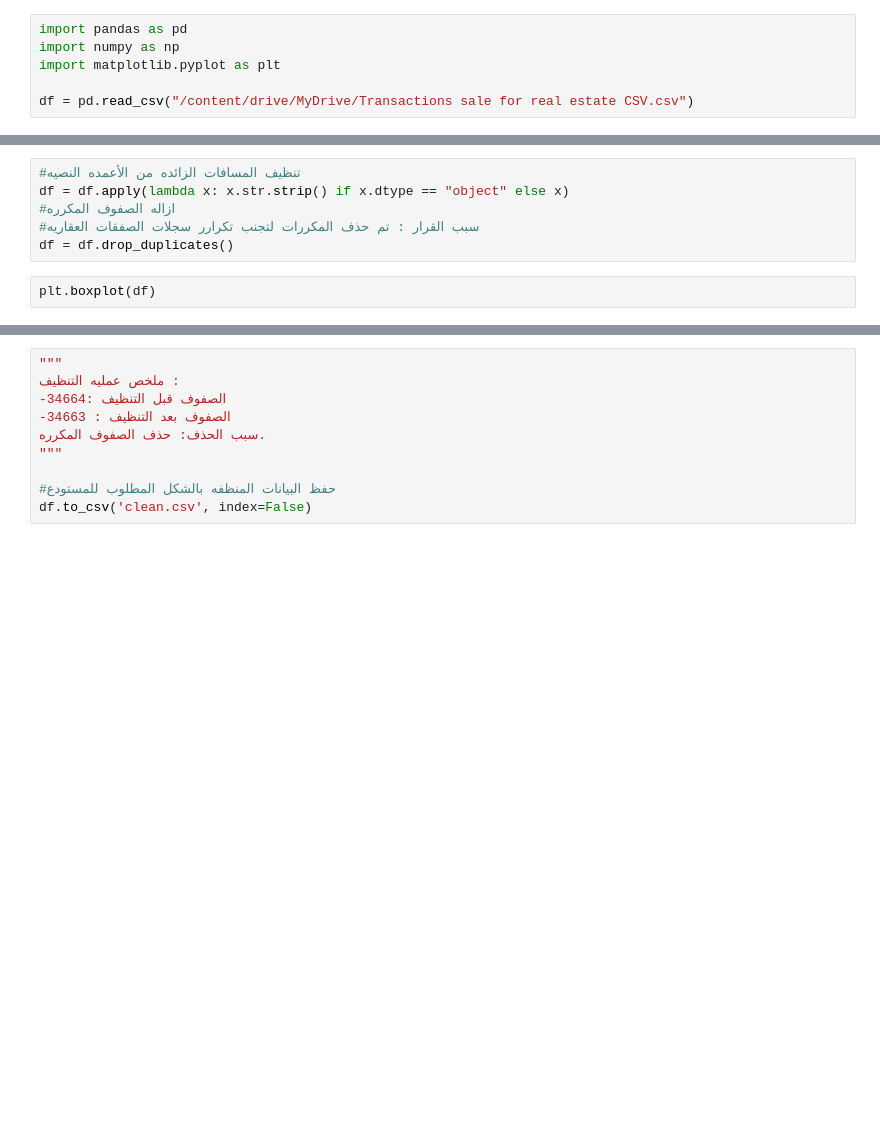
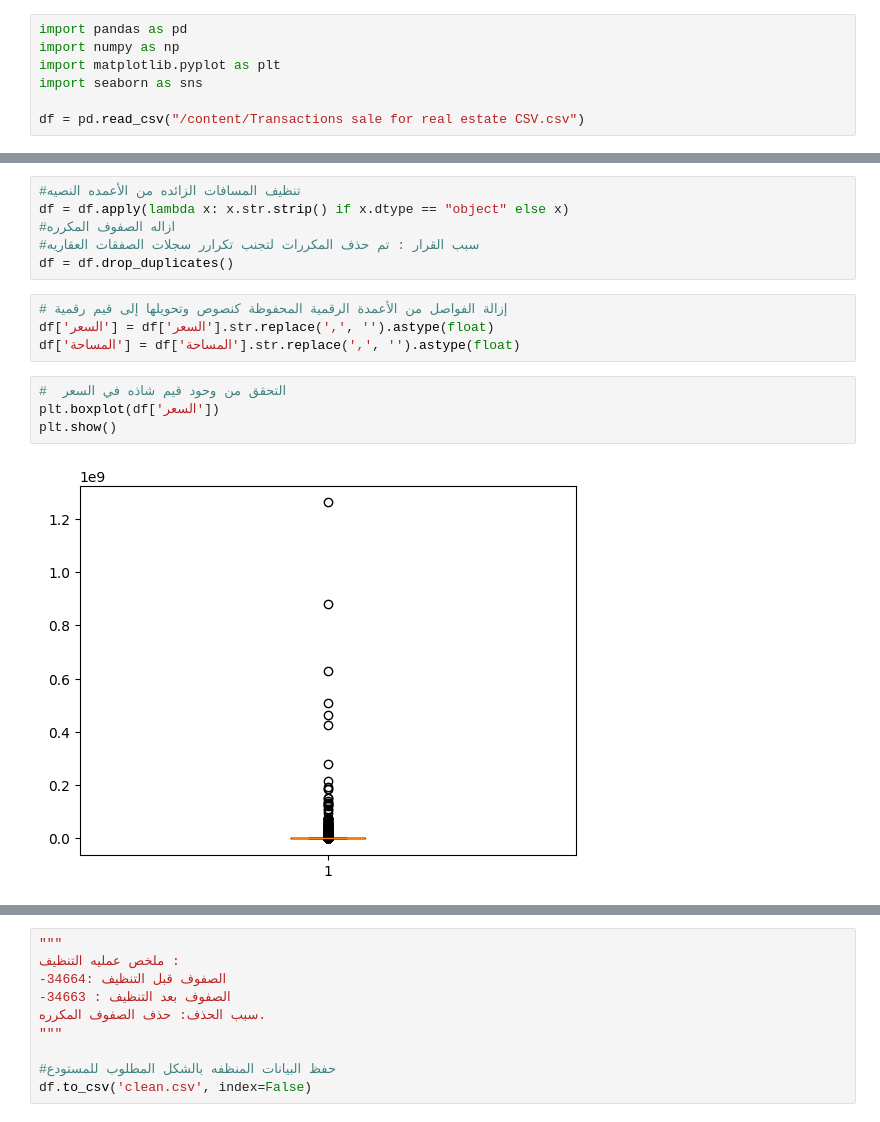
Before and after one commit to AdwaaNasser/Saudi-Real-Estate-Market-Analysis, a Jupyter notebook: Copy_of_01_cleaning.ipynb, the cells around one changed output, grey strips where cells are left out. Cells and saved outputs as stored; diff of their text form; blank space fills up the shorter version.

```diff
--- a/Copy_of_01_cleaning.ipynb
+++ b/Copy_of_01_cleaning.ipynb
@@ -4,5 +4,6 @@
 import pandas as pd
 import numpy as np
 import matplotlib.pyplot as plt
+import seaborn as sns
 
-df = pd.read_csv("/content/drive/MyDrive/Transactions sale for real estate CSV.csv")
+df = pd.read_csv("/content/Transactions sale for real estate CSV.csv")
@@ -34,5 +98,13 @@ df = df.apply(lambda x: x.str.strip() if x.dtype == "object" else x)
 #ازاله الصفوف المكرره
 #سبب القرار : تم حذف المكررات لتجنب تكرارر سجلات الصفقات العقاريه
 df = df.drop_duplicates()
-# %%
-plt.boxplot(df)
+# %%
+# إزالة الفواصل من الأعمدة الرقمية المحفوظة كنصوص وتحويلها إلى قيم رقمية
+df['السعر'] = df['السعر'].str.replace(',', '').astype(float)
+df['المساحة'] = df['المساحة'].str.replace(',', '').astype(float)
+# %%
+#  التحقق من وحود قيم شاذه في السعر
+plt.boxplot(df['السعر'])
+plt.show()
+# %% [output]
+[figure, added]
```
Also changed, not shown: parts of 15 cells of this notebook.
